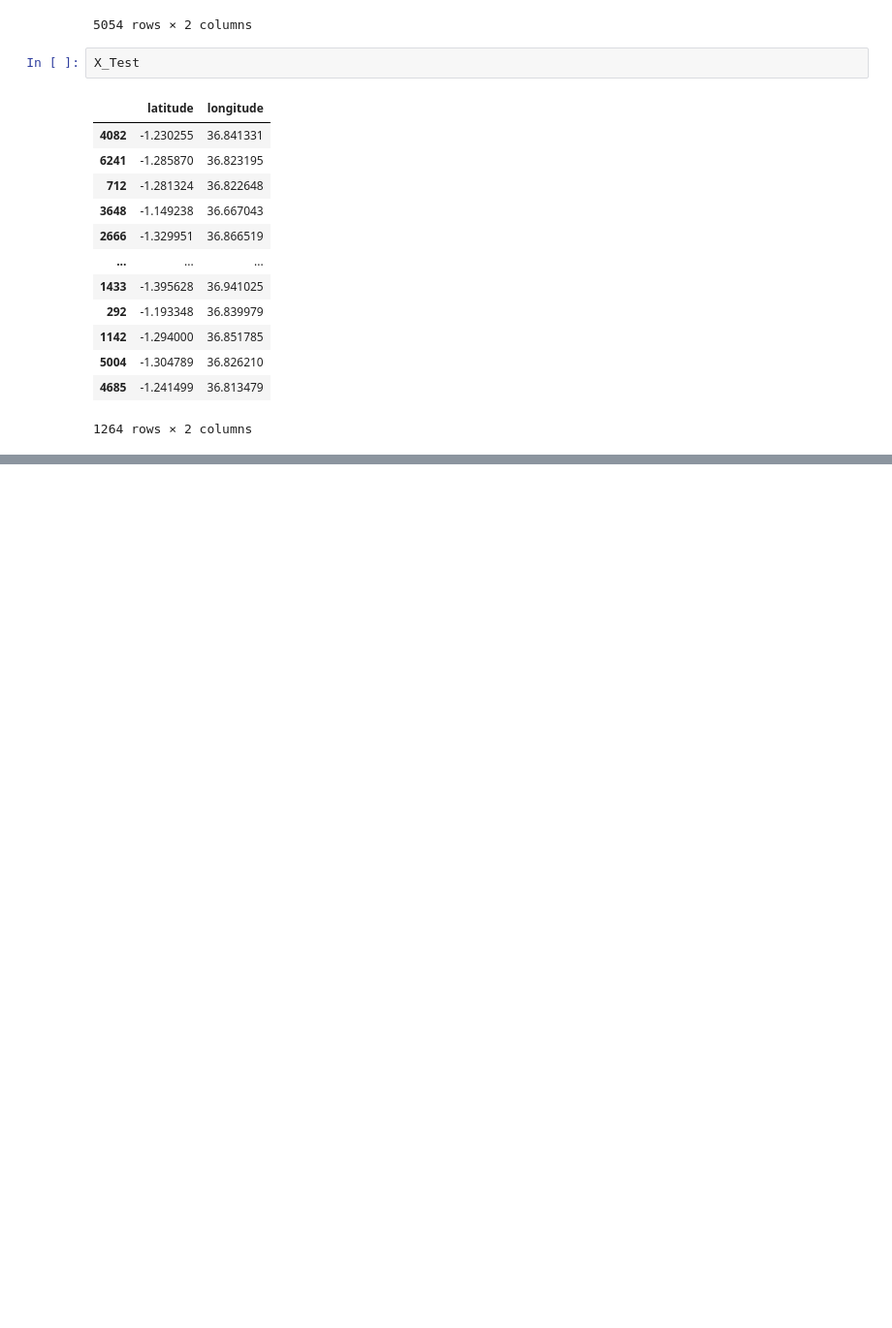
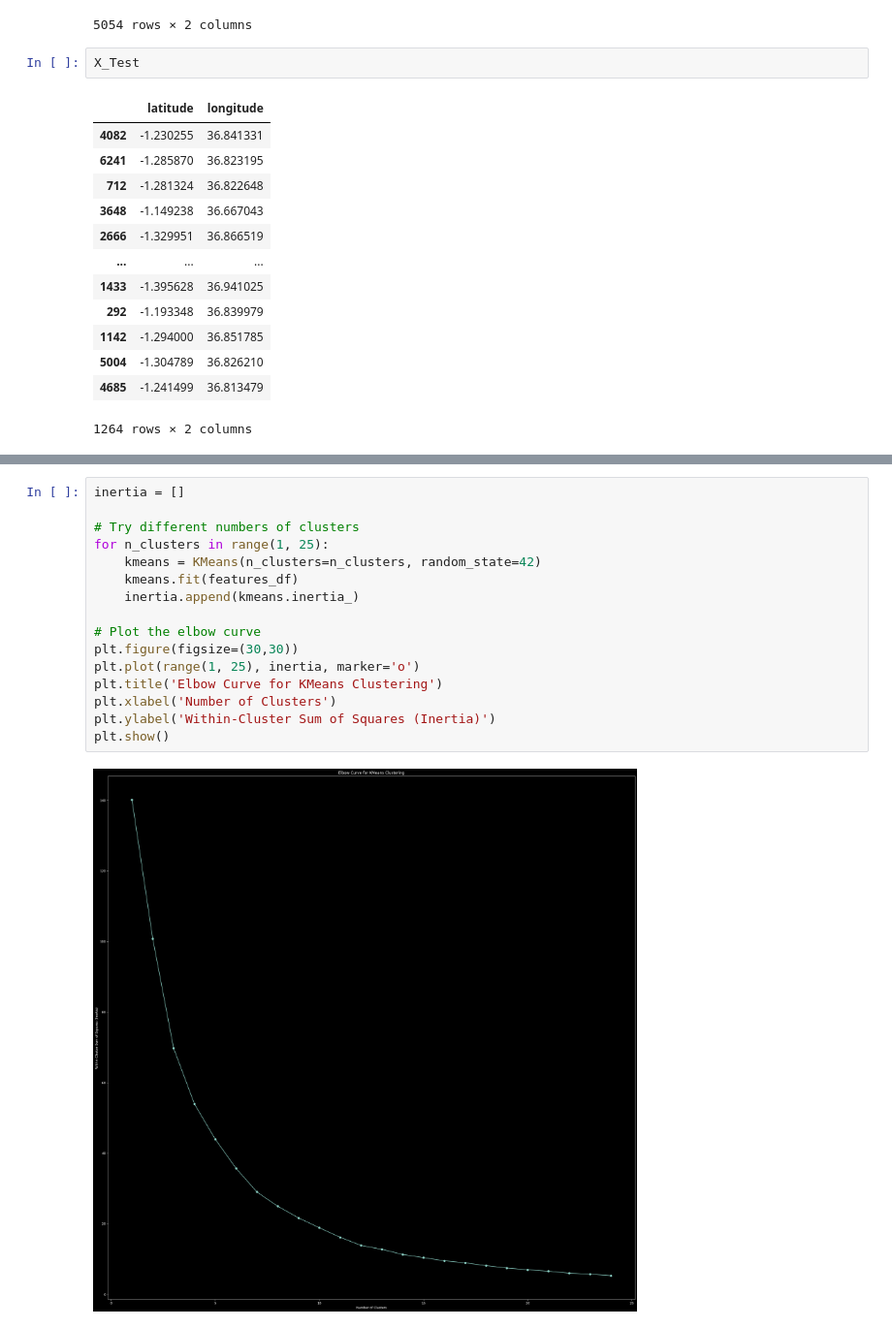
Before and after one commit to Roy-de/NaiRERS, a Jupyter notebook: nairers-ml/ambulance perambulation.ipynb, the cells around one changed output, grey strips where cells are left out. Shown: that part at 97% size. Cells and saved outputs as stored; diff of their text form; blank space fills up the shorter version.

```diff
--- a/nairers-ml/ambulance perambulation.ipynb
+++ b/nairers-ml/ambulance perambulation.ipynb
@@ -264,3 +251,21 @@ array([12, 19, 19, ..., 19, 19, 12], dtype=int32)
+# %%
+inertia = []
+
+# Try different numbers of clusters
+for n_clusters in range(1, 25):
+    kmeans = KMeans(n_clusters=n_clusters, random_state=42)
+    kmeans.fit(features_df)
+    inertia.append(kmeans.inertia_)
+
+# Plot the elbow curve
+plt.figure(figsize=(30,30))
+plt.plot(range(1, 25), inertia, marker='o')
+plt.title('Elbow Curve for KMeans Clustering')
+plt.xlabel('Number of Clusters')
+plt.ylabel('Within-Cluster Sum of Squares (Inertia)')
+plt.show()
+# %% [output]
+[figure, added]
 # %%
 import matplotlib.pyplot as plt
 import numpy as np
```
Also changed, not shown: parts of 14 cells of this notebook, 2 other files.
